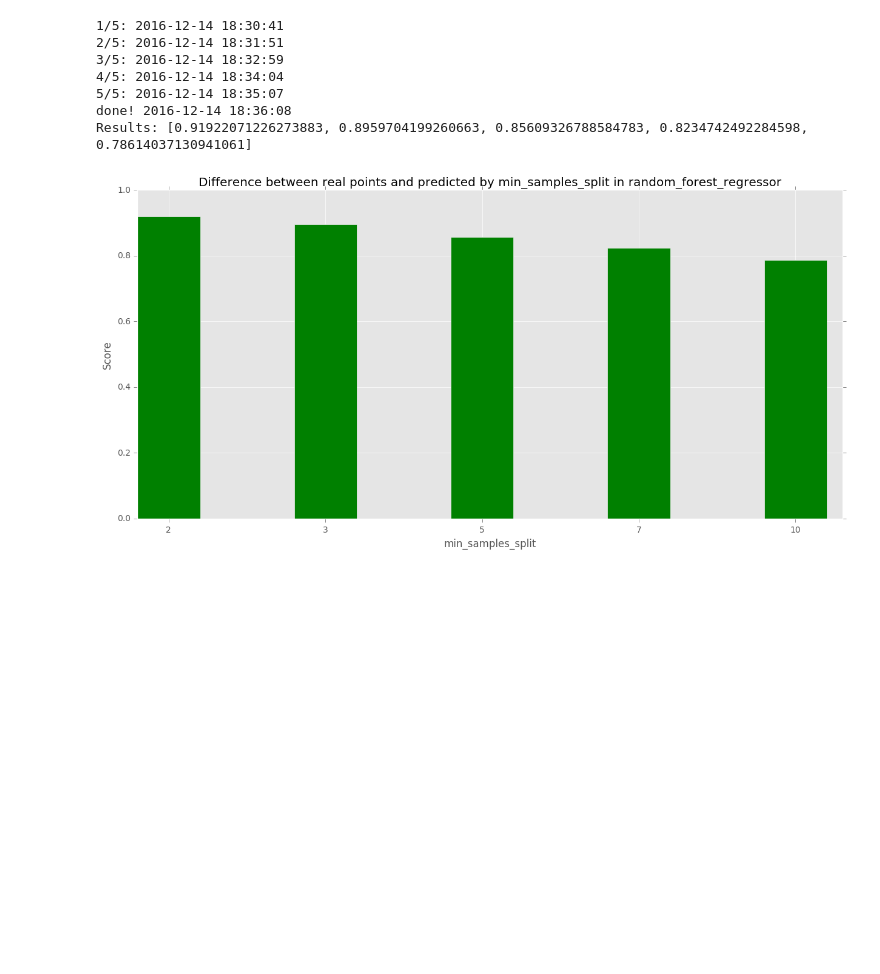
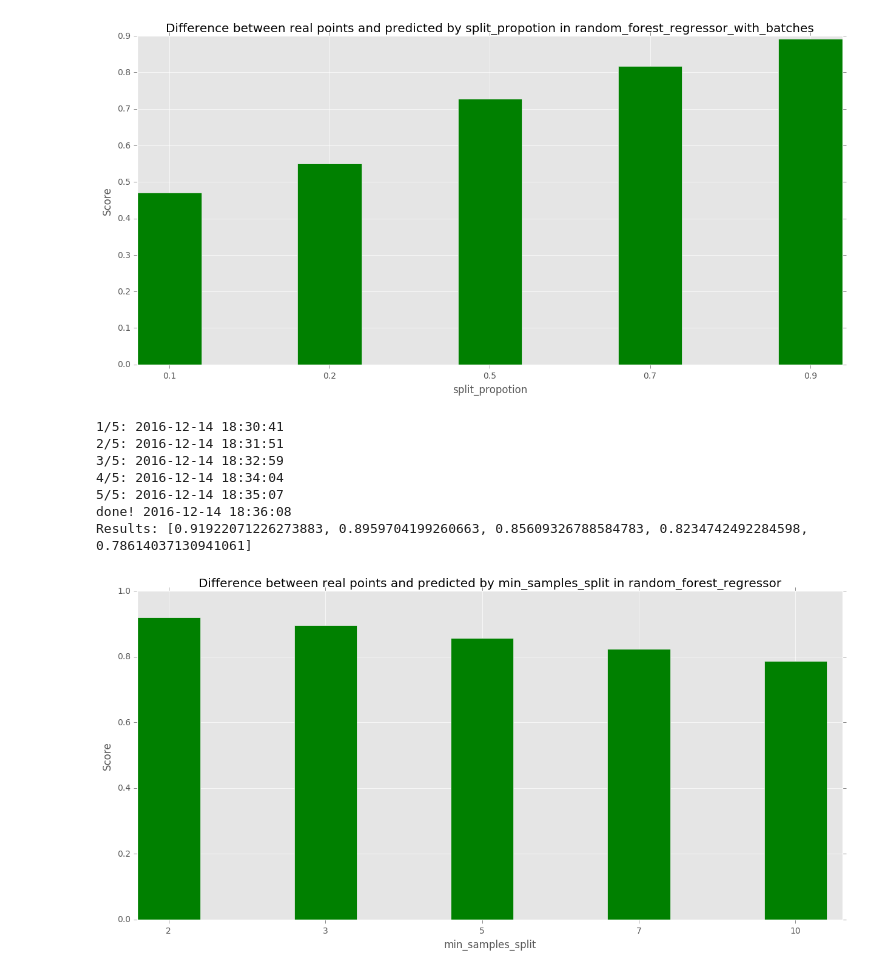
Before and after one commit to avgaydashenko/cuddly-robot, a Jupyter notebook: framework.ipynb, the cells around one changed output. Drawn from its saved outputs; the diff is of its cells as text; code cells hidden in the pictures; blank space fills up the shorter version.

Commit message:
all scores with batching

```diff
--- a/framework.ipynb
+++ b/framework.ipynb
@@ -9,8 +9,8 @@ train_data, train_results, test_data, test_results = read_data()
 # %%
 from sklearn.ensemble import RandomForestRegressor
 
-def random_forest_regressor_with_batches(train_data, train_results, test_data, prediction_mode='delta', n_estimators_delta,
-                                         batch_num, split_propotion, **est_parameters):
+def random_forest_regressor_with_batches(train_data, train_results, test_data, n_estimators_delta, batch_num, split_propotion,
+                                         prediction_mode='delta', **est_parameters):
     est = RandomForestRegressor(n_jobs=-1, random_state=0, warm_start=True, n_estimators=n_estimators_delta, **est_parameters)
 
     if prediction_mode == 'delta':
@@ -62,0 +39,44 @@ Results: [0.63059116203955812, 0.63118133119290021, 0.62569750800476642]
+# %%
+from contextlib import contextmanager
+import sys, os
+
+@contextmanager
+def suppress_stdout():
+    with open(os.devnull, "w") as devnull:
+        old_stdout = sys.stdout
+        sys.stdout = devnull
+        try:
+            yield
+        finally:
+            sys.stdout = old_stdout
+# %%
+n_est_delta_values = [5, 7, 10, 15]
+batch_num_values = [3, 5, 7, 10]
+split_propotion_values = [0.1, 0.2, 0.5, 0.7, 0.9]
+
+shape = (len(n_est_delta_values),len(batch_num_values),len(split_propotion_values))
+test_score = np.zeros(shape)
+train_score = np.zeros(shape)
+
+for i, n_est_delta in enumerate(n_est_delta_values):
+    for j, batch_num in enumerate(batch_num_values):
+        print("{time}: ({i}, {j})/({i_max}, {j_max})".format(i=i+1, j=j+1, i_max=len(n_est_delta_values),
+                                                             j_max=len(batch_num_values),
+                                                             time=strftime("%Y-%m-%d %H:%M:%S", localtime())))
+        with suppress_stdout():
+            test_score[i,j] = compare_results(function=random_forest_regressor_with_batches, test_results=test_results,
+                                              parameter_name="split_propotion", list_of_values=split_propotion_values,
+                                              train_data=train_data, train_results=train_results, test_data=test_data,
+                                              n_estimators_delta=n_est_delta, batch_num=batch_num, prediction_mode='delta')
+
+            train_score[i,j] = compare_results(function=random_forest_regressor_with_batches, test_results=train_results,
+                                               parameter_name="split_propotion", list_of_values=split_propotion_values,
+                                               train_data=train_data, train_results=train_results, test_data=train_data,
+                                               n_estimators_delta=n_est_delta, batch_num=batch_num, prediction_mode='delta')
+
+        np.save("src/scores/test_score_{i}_{j}".format(i=i, j=j), test_score[i,j])
+        np.save("src/scores/train_score_{i}_{j}".format(i=i, j=j), train_score[i,j])
+
+np.save("src/scores/test_score", test_score)
+np.save("src/scores/train_score", train_score)
+# %% [output]
@@ -63,3 +99,4 @@ Results: [0.63059116203955812, 0.63118133119290021, 0.62569750800476642]
+[figure, added]
 # %%
 from sklearn.ensemble import RandomForestRegressor
 
```
Also changed, not shown: parts of 6 cells of this notebook, 37 other files.
